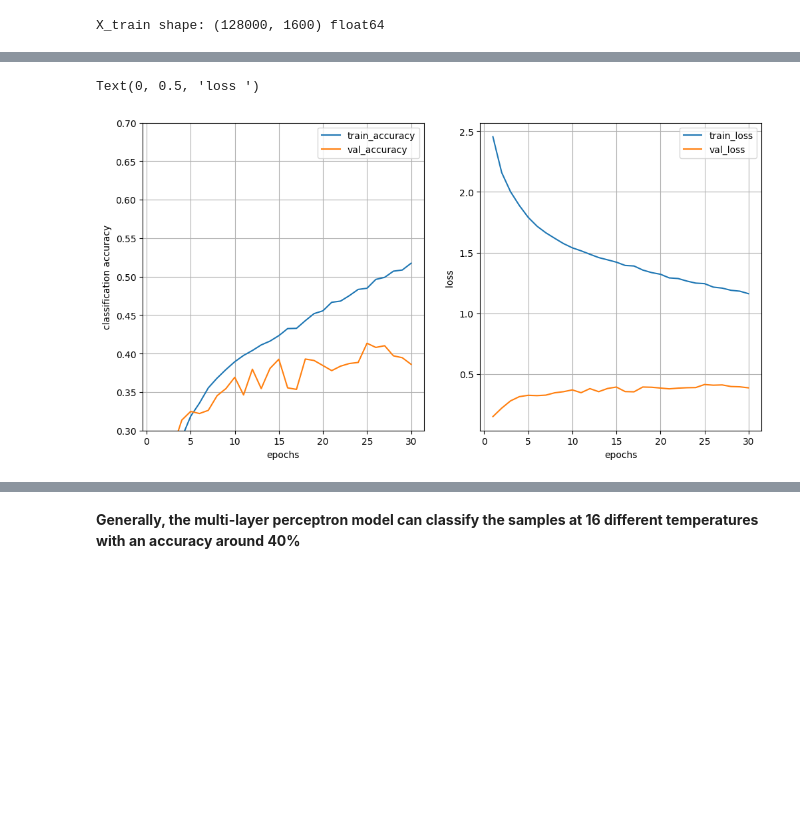
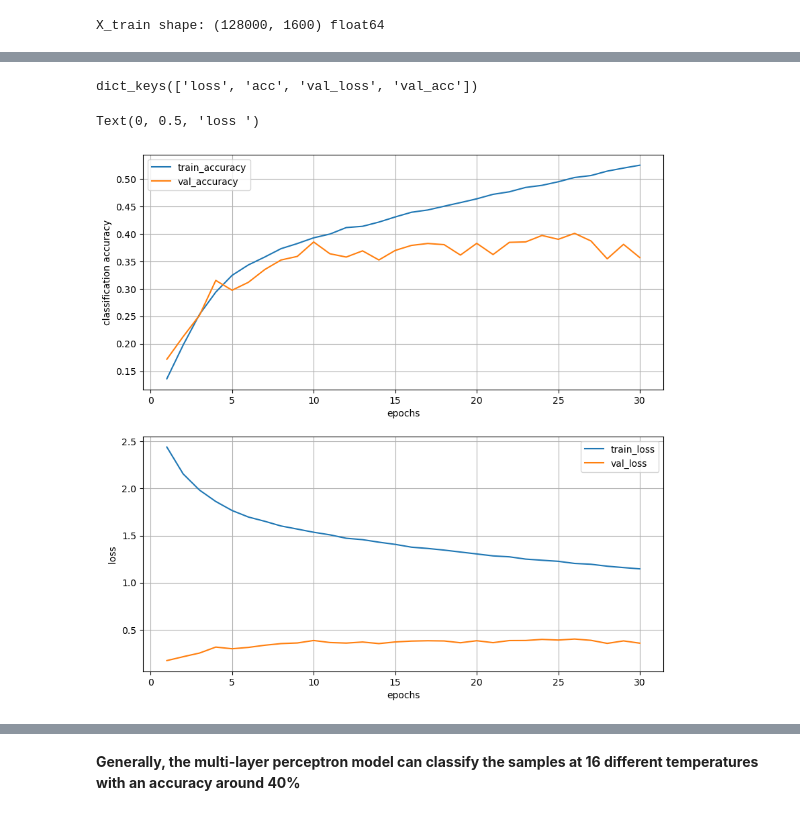
Before and after one commit to mafie1/IA-pour-la-physique, a Jupyter notebook: IA_pour_la_physique_main.ipynb, the cells around one changed output, grey strips where cells are left out. Saved outputs shown, nothing was run; the diff lists cells and outputs as text; code cells hidden in the pictures; blank space fills up the shorter version.

```diff
--- a/IA_pour_la_physique_main.ipynb
+++ b/IA_pour_la_physique_main.ipynb
@@ -430,8 +437,9 @@ plt.ylabel('classification accuracy')
 # %%
 # firstly, we test the ordinary neuron network(multi-layer perceptron), without convolutional structure
 from tensorflow import keras
-nb_rows = 40
-nb_cols = 40       ## the image is of 40*40 pixels
+from sklearn.metrics import confusion_matrix
+
+nb_rows, nb_cols  = 40, 40 # the image is of 40*40 pixels
 
 print('X_train shape:', X_train.shape, X_train.dtype)
 # %% [output]
@@ -467,3 +474,11 @@ _________________________________________________________________
 model.compile(loss='sparse_categorical_crossentropy',
                   optimizer=keras.optimizers.SGD(learning_rate=0.01),
                   metrics=['accuracy'])
+
+
+
+# Define the filepath to save the best model
+model_filepath = 'best_NN.h5'
+
+# Define the ModelCheckpoint callback
+checkpoint = ModelCheckpoint(model_filepath, monitor='val_acc', save_best_only=True, mode='max', verbose=1)
@@ -474,6 +485,8 @@ print(X_train.shape, y_train_label.shape)
 # %%
+print(X_train.shape, y_train_label.shape)
+
 batch_size = 64
 epochs = 30
 
-history = model.fit(X_train, y_train_label, batch_size=batch_size, epochs=epochs, validation_split=0.2)
+history = model.fit(X_train, y_train_label, batch_size=batch_size, epochs=epochs, validation_split=0.2, callbacks=[checkpoint])
 # %% [output]
@@ -497,28 +510,31 @@ Epoch 30/30
+# %%
+history.history.keys()
+# %% [output]
+dict_keys(['loss', 'acc', 'val_loss', 'val_acc'])
 # %%
-epoch = np.arange(1,epochs+1)
-train_accuracy = history.history['accuracy']
-val_accuracy = history.history['val_accuracy']
-train_loss =history.history['loss']
+epoch = np.arange(1, epochs+1)
+train_accuracy = history.history['acc']
+val_accuracy = history.history['val_acc']
+train_loss = history.history['loss']
 val_loss = history.history['val_loss']
 # %%
-plt.figure(figsize=(12,6))
+plt.figure(figsize=(10, 10))
 
-plt.subplot(1,2,1)
-plt.plot(epoch,train_accuracy,label = 'train_accuracy')
-plt.plot(epoch,val_accuracy, label= 'val_accuracy')
+plt.subplot(2,1,1)
+plt.plot(epoch, train_accuracy, label = 'train_accuracy')
+plt.plot(epoch, val_accuracy, label= 'val_accuracy')
 plt.xlabel('epochs')
 plt.ylabel('classification accuracy')
-plt.ylim(0.3,0.7)
 plt.grid('on')
 plt.legend()
-plt.subplot(1,2,2)
 
-plt.plot(epoch,train_loss,label = 'train_loss')
+plt.subplot(2,1,2)
+plt.plot(epoch,train_loss, label = 'train_loss')
 plt.plot(epoch,val_accuracy, label= 'val_loss')
 plt.legend()
 plt.grid('on')
 plt.xlabel('epochs')
 plt.ylabel('loss ')
 # %% [output]
 Text(0, 0.5, 'loss ')
-[figure, old version]
+[figure, new version]
```
Also changed, not shown: parts of 46 cells of this notebook, 8 other files.
